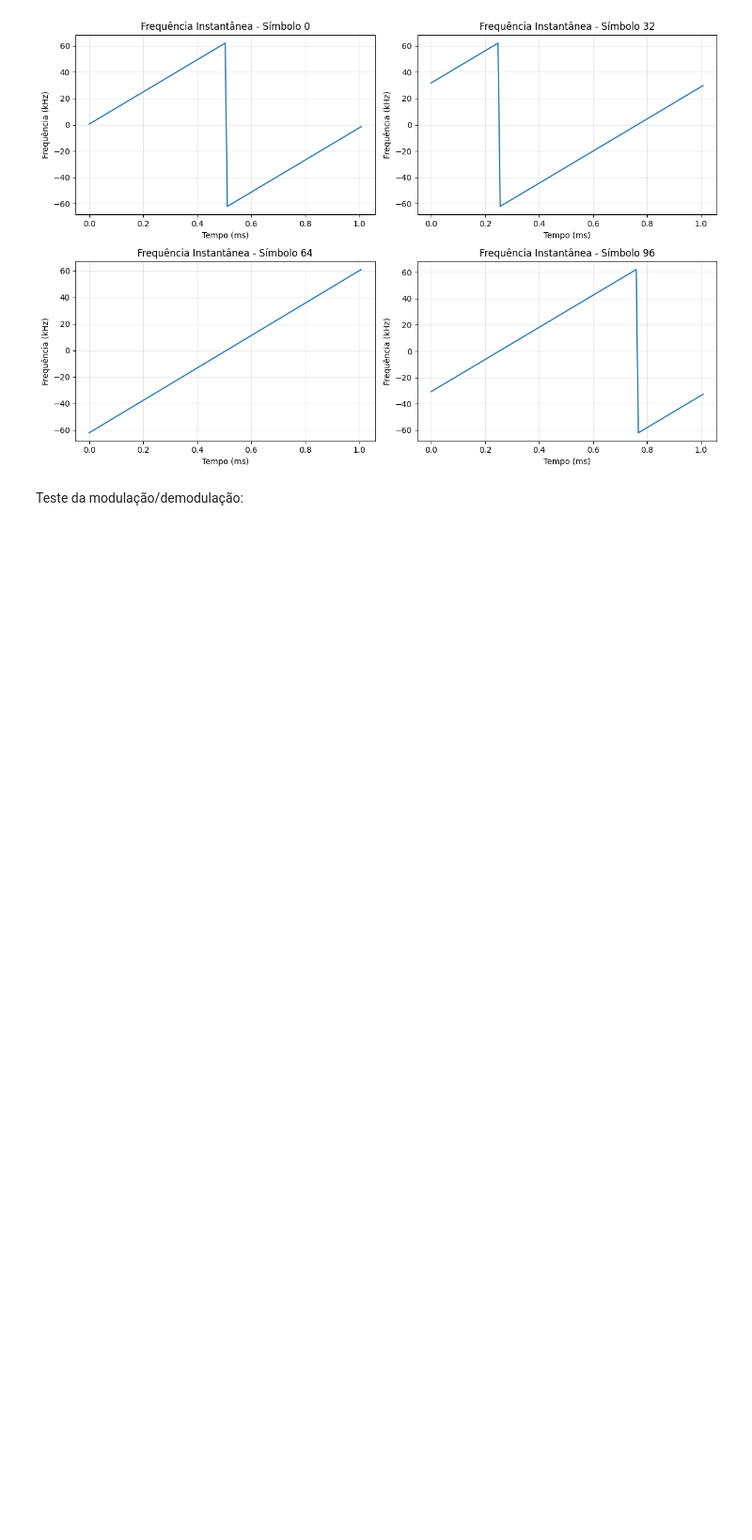
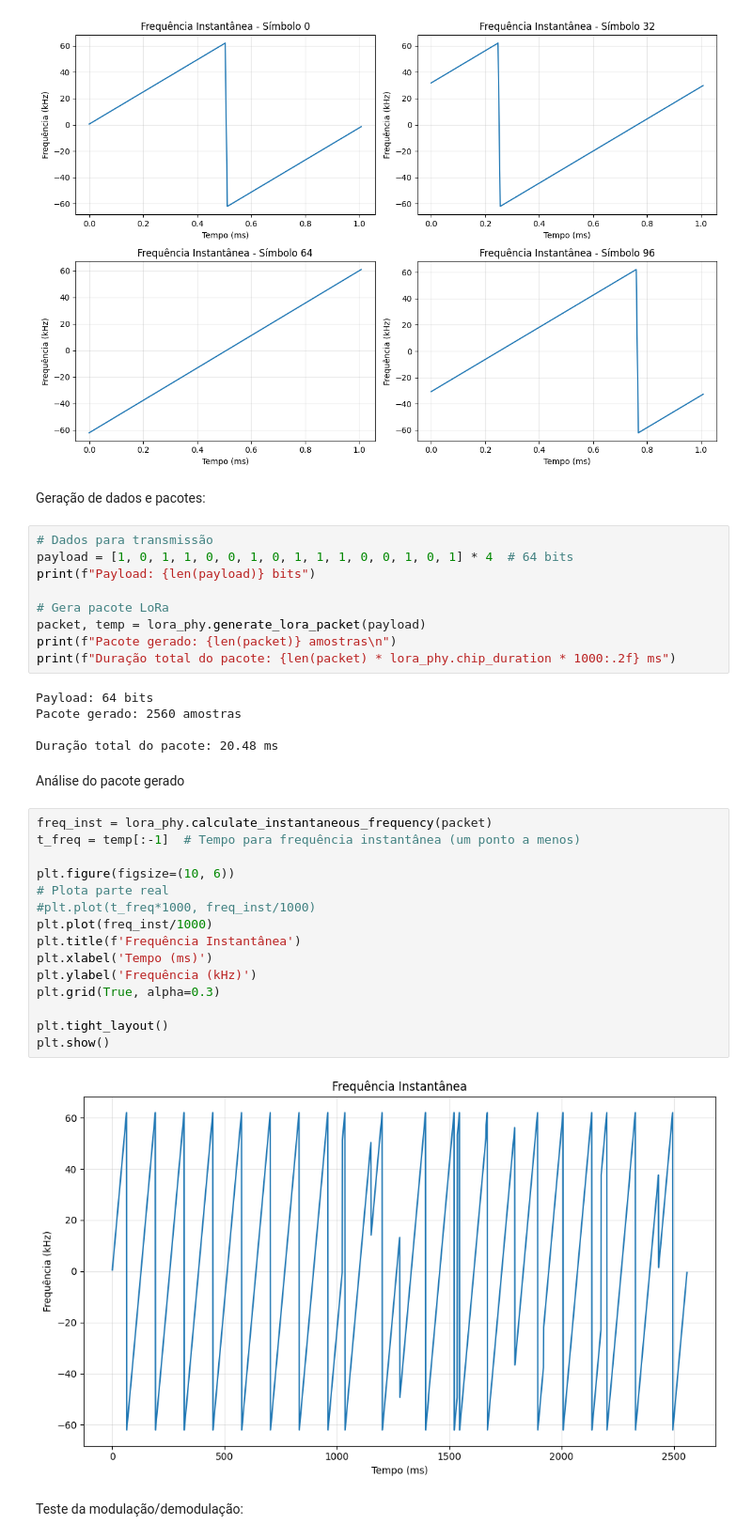
Before and after one commit to AdrionRosanelli/LoRa_Sionna, a Jupyter notebook: LoRa_SionnaPHY.ipynb, the cells around one changed output. Shown at 94% size. Cells and saved outputs as stored; diff of their text form; blank space fills up the shorter version.

```diff
--- a/LoRa_SionnaPHY.ipynb
+++ b/LoRa_SionnaPHY.ipynb
@@ -558,6 +552,41 @@ plt.tight_layout()
 plt.show()
 # %% [output]
 [figure]
+# %% [markdown]
+Geração de dados e pacotes:
+# %%
+# Dados para transmissão
+payload = [1, 0, 1, 1, 0, 0, 1, 0, 1, 1, 1, 0, 0, 1, 0, 1] * 4  # 64 bits
+print(f"Payload: {len(payload)} bits")
+
+# Gera pacote LoRa
+packet, temp = lora_phy.generate_lora_packet(payload)
+print(f"Pacote gerado: {len(packet)} amostras\n")
+print(f"Duração total do pacote: {len(packet) * lora_phy.chip_duration * 1000:.2f} ms")
+# %% [output]
+Payload: 64 bits
+Pacote gerado: 2560 amostras
+
+Duração total do pacote: 20.48 ms
+# %% [markdown]
+Análise do pacote gerado
+# %%
+freq_inst = lora_phy.calculate_instantaneous_frequency(packet)
+t_freq = temp[:-1]  # Tempo para frequência instantânea (um ponto a menos)
+
+plt.figure(figsize=(10, 6))
+# Plota parte real
+#plt.plot(t_freq*1000, freq_inst/1000)
+plt.plot(freq_inst/1000)
+plt.title(f'Frequência Instantânea')
+plt.xlabel('Tempo (ms)')
+plt.ylabel('Frequência (kHz)')
+plt.grid(True, alpha=0.3)
+
+plt.tight_layout()
+plt.show()
+# %% [output]
+[figure, added]
 # %% [markdown]
 Teste da modulação/demodulação:
 # %%
```
Also changed, not shown: parts of 4 cells of this notebook.
